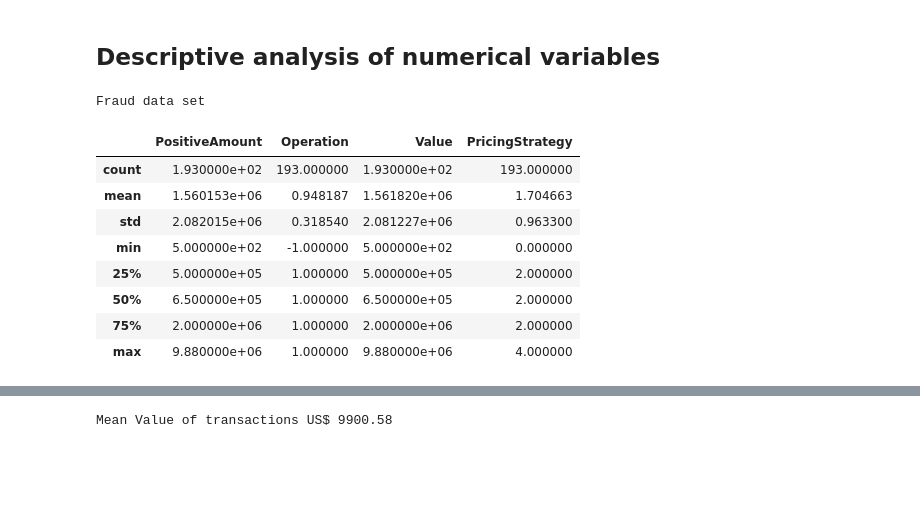
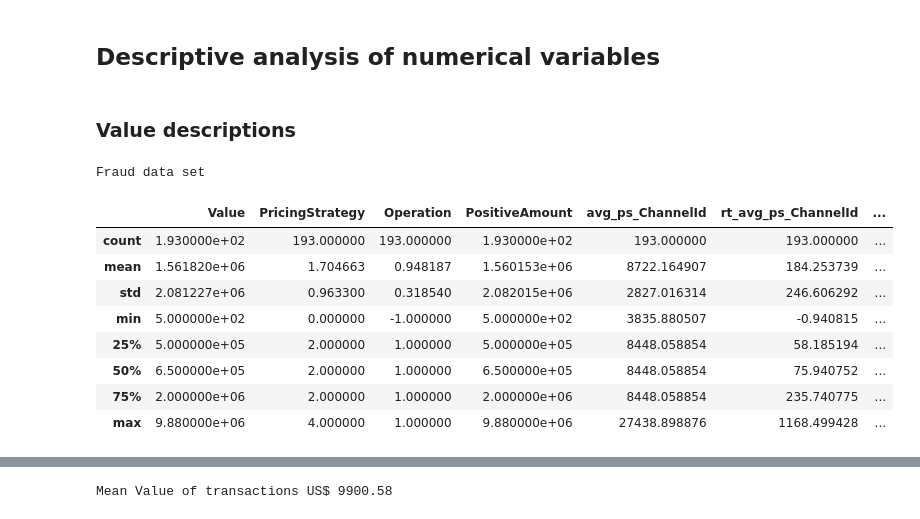
Before and after one commit to fernandojunior/financial-fraud-detection, a Jupyter notebook: src/Fraud_Detection_Xente.ipynb, the cells around one changed output, grey strips where cells are left out. Saved outputs shown, nothing was run; the diff lists cells and outputs as text; code cells hidden in the pictures; blank space fills up the shorter version.

Commit message:
Plotting Descriptions

```diff
--- a/src/Fraud_Detection_Xente.ipynb
+++ b/src/Fraud_Detection_Xente.ipynb
@@ -328,16 +325,22 @@ feature_cols = ['PositiveAmount','Operation','Value','PricingStrategy']
+# %% [markdown]
+### Value descriptions
+# %%
+numerical_features = ['Value', 'PricingStrategy', 'Operation', 'PositiveAmount',
+                      'avg_ps_ChannelId', 'rt_avg_ps_ChannelId', 'avg_ps_ProductCategory',
+                      'rt_avg_ps_ProductCategory', 'avg_ps_ProductId', 'rt_avg_ps_ProductId']
 # %%
 print('Fraud data set')
-fraud_data.select(feature_cols).filter(fraud_data['FraudResult'] == 1).toPandas().describe()
+fraud_data.select(numerical_features).filter(fraud_data['FraudResult'] == 1).toPandas().describe()
 # %% [output]
 Fraud data set
-|  | PositiveAmount | Operation | Value | PricingStrategy |
-| count | 1.930000e+02 | 193.000000 | 1.930000e+02 | 193.000000 |
-| mean | 1.560153e+06 | 0.948187 | 1.561820e+06 | 1.704663 |
-| std | 2.082015e+06 | 0.318540 | 2.081227e+06 | 0.963300 |
-| min | 5.000000e+02 | -1.000000 | 5.000000e+02 | 0.000000 |
-| 25% | 5.000000e+05 | 1.000000 | 5.000000e+05 | 2.000000 |
-| 50% | 6.500000e+05 | 1.000000 | 6.500000e+05 | 2.000000 |
-| 75% | 2.000000e+06 | 1.000000 | 2.000000e+06 | 2.000000 |
-| max | 9.880000e+06 | 1.000000 | 9.880000e+06 | 4.000000 |
+|  | Value | PricingStrategy | Operation | PositiveAmount | avg_ps_ChannelId | rt_avg_ps_ChannelId | ... |
+| count | 1.930000e+02 | 193.000000 | 193.000000 | 1.930000e+02 | 193.000000 | 193.000000 | ... |
+| mean | 1.561820e+06 | 1.704663 | 0.948187 | 1.560153e+06 | 8722.164907 | 184.253739 | ... |
+| std | 2.081227e+06 | 0.963300 | 0.318540 | 2.082015e+06 | 2827.016314 | 246.606292 | ... |
+| min | 5.000000e+02 | 0.000000 | -1.000000 | 5.000000e+02 | 3835.880507 | -0.940815 | ... |
+| 25% | 5.000000e+05 | 2.000000 | 1.000000 | 5.000000e+05 | 8448.058854 | 58.185194 | ... |
+| 50% | 6.500000e+05 | 2.000000 | 1.000000 | 6.500000e+05 | 8448.058854 | 75.940752 | ... |
+| 75% | 2.000000e+06 | 2.000000 | 1.000000 | 2.000000e+06 | 8448.058854 | 235.740775 | ... |
+| max | 9.880000e+06 | 4.000000 | 1.000000 | 9.880000e+06 | 27438.898876 | 1168.499428 | ... |
 # %%
 print('Genuine data set')
```
Also changed, not shown: parts of 24 cells of this notebook.
